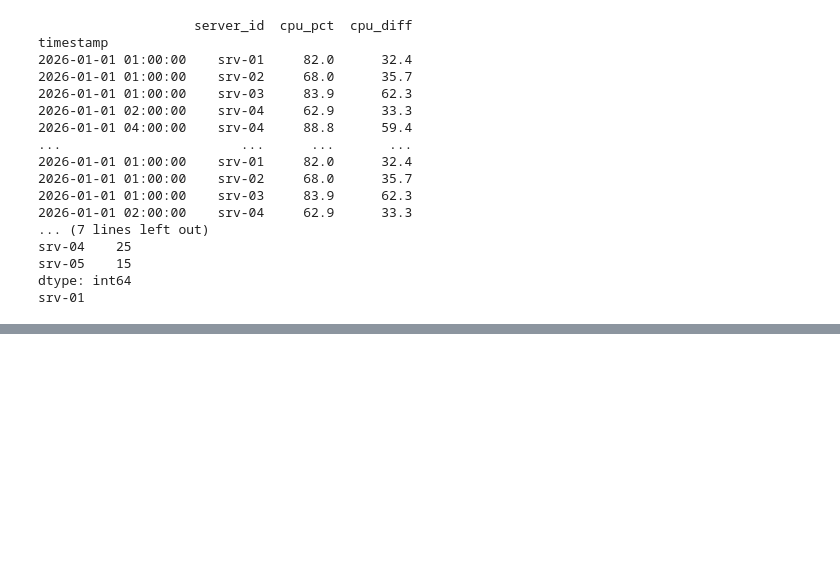
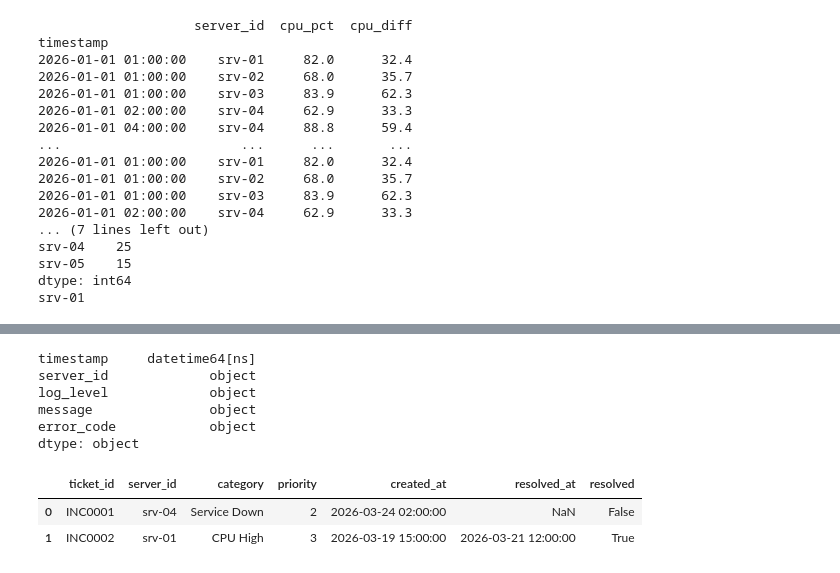
Before and after one commit to raviadapa-ai/python-for-ai-ml, a Jupyter notebook: 3-pandas/8-pandas-timeseries.ipynb, the cells around one changed output, grey strips where cells are left out. Saved outputs shown, nothing was run; the diff lists cells and outputs as text; code cells hidden in the pictures; blank space fills up the shorter version.

```diff
--- a/3-pandas/8-pandas-timeseries.ipynb
+++ b/3-pandas/8-pandas-timeseries.ipynb
@@ -340,3 +351,9 @@ SyntaxError: invalid syntax (2793409994.py, line 1)
 # Task 5 — incidents
 # Resample df_tickets by day on created_at.
 # Count tickets created per day. Which day had the most incidents created?
+# %%
+df_tickets["created_at"] = pd.to_datetime(df_tickets["created_at"])
+df_tickets_ts = df_tickets.set_index("created_at").resample("D")["ticket_id"].count()
+print(df_tickets_ts.head(10))
+print(df_tickets_ts.idxmax())
+print(f"highest tickets {df_tickets_ts.idxmax().date()} No of tickets {df_tickets_ts.max()}")
@@ -347,3 +422,12 @@ SyntaxError: invalid syntax (2793409994.py, line 1)
+# %%
+df_logs.dtypes
+# %% [output]
+timestamp     datetime64[ns]
+server_id             object
+log_level             object
+message               object
+error_code            object
+dtype: object
 # %%
 # Task 7 — cross-dataset
 # Use diff() on response_ms per server.
@@ -350,0 +436,6 @@ SyntaxError: invalid syntax (2793409994.py, line 1)
+# %%
+df_tickets.head(2)
+# %% [output]
+|  | ticket_id | server_id | category | priority | created_at | resolved_at | resolved |
+| 0 | INC0001 | srv-04 | Service Down | 2 | 2026-03-24 02:00:00 | NaN | False |
+| 1 | INC0002 | srv-01 | CPU High | 3 | 2026-03-19 15:00:00 | 2026-03-21 12:00:00 | True |
```
Also changed, not shown: parts of 6 cells of this notebook.
